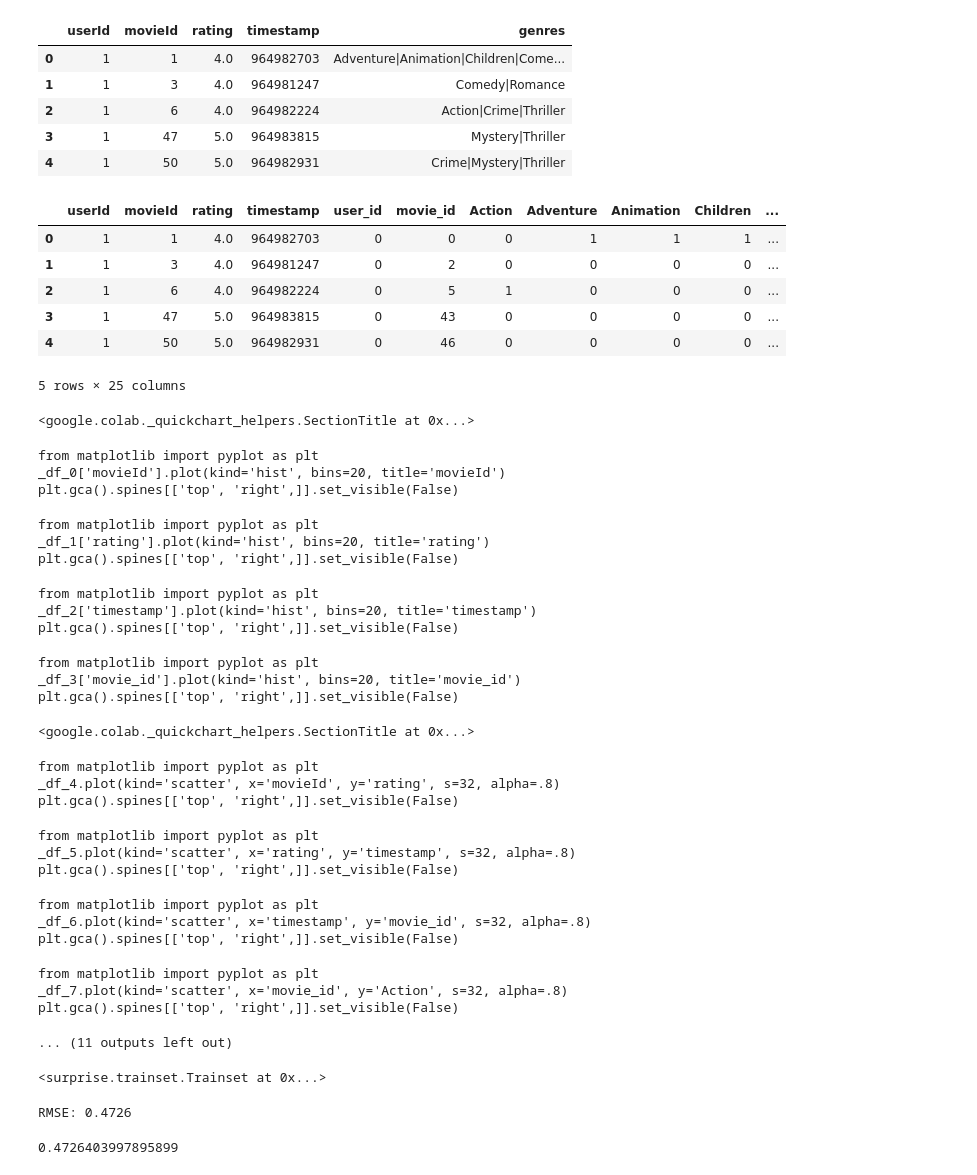
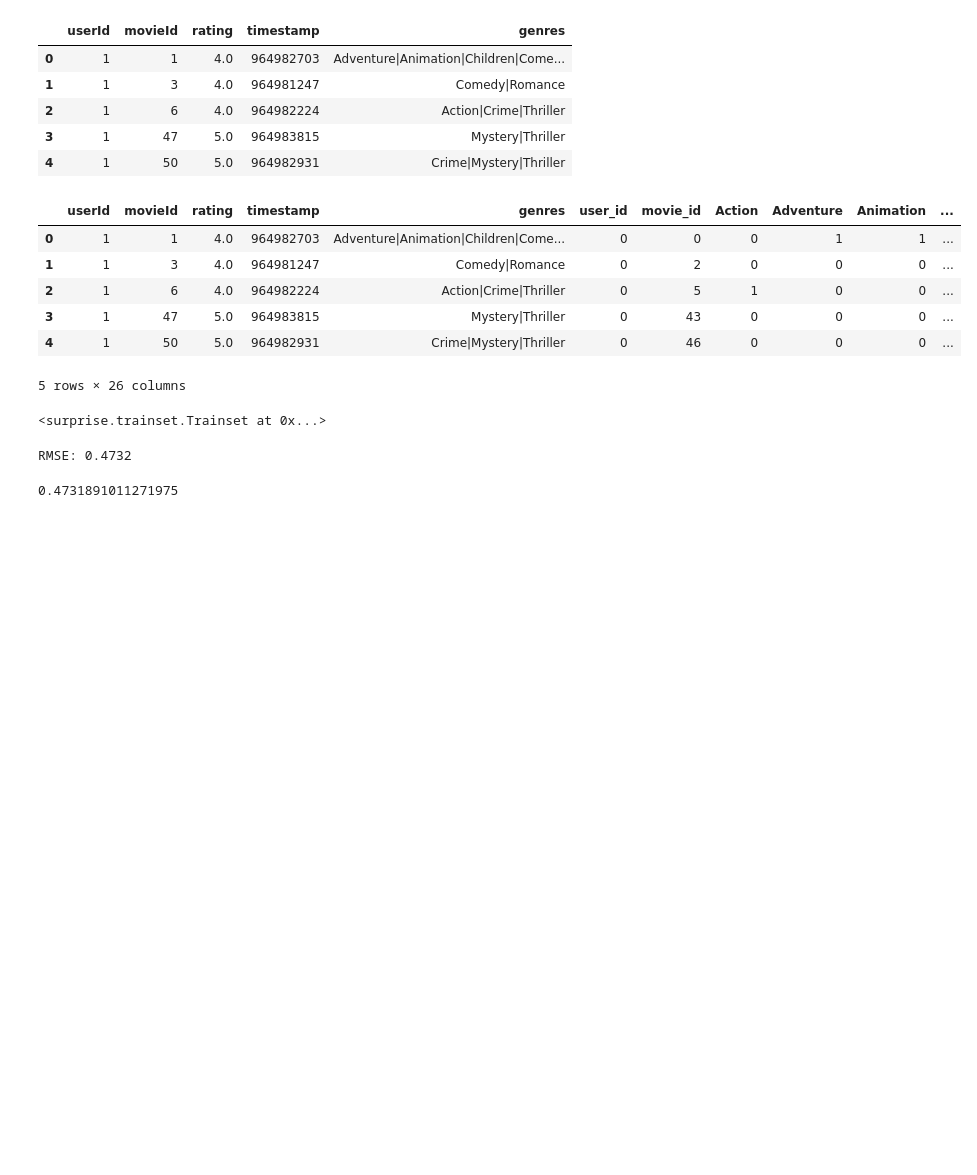
Before and after one commit to Erasmo96/RecSys, a Jupyter notebook: RecSys_with_Surprise.ipynb, the cells around one changed output. Saved outputs shown, nothing was run; the diff lists cells and outputs as text; code cells hidden in the pictures; blank space fills up the shorter version.

Commit message:
Creato con Colab

```diff
--- a/RecSys_with_Surprise.ipynb
+++ b/RecSys_with_Surprise.ipynb
@@ -55,53 +55,26 @@ df.head()
 # %%
 from sklearn.preprocessing import LabelEncoder, MultiLabelBinarizer
 
 user_encoder = LabelEncoder()
 movie_encoder = LabelEncoder()
 mlb = MultiLabelBinarizer()
 
 df['user_id'] = user_encoder.fit_transform(df['userId'])
 df['movie_id'] = movie_encoder.fit_transform(df['movieId'])
 
-df = df.join(pd.DataFrame(mlb.fit_transform(df.pop('genres').str.split('|')),
+df = df.join(pd.DataFrame(mlb.fit_transform(df.genres.str.split('|')),
                           columns=mlb.classes_,
                           index=df.index))
 df.drop(columns = "(no genres listed)", inplace=True)
 df.head()
 # %% [output]
-|  | userId | movieId | rating | timestamp | user_id | movie_id | Action | Adventure | Animation | Children | ... |
-| 0 | 1 | 1 | 4.0 | 964982703 | 0 | 0 | 0 | 1 | 1 | 1 | ... |
-| 1 | 1 | 3 | 4.0 | 964981247 | 0 | 2 | 0 | 0 | 0 | 0 | ... |
-| 2 | 1 | 6 | 4.0 | 964982224 | 0 | 5 | 1 | 0 | 0 | 0 | ... |
-| 3 | 1 | 47 | 5.0 | 964983815 | 0 | 43 | 0 | 0 | 0 | 0 | ... |
-| 4 | 1 | 50 | 5.0 | 964982931 | 0 | 46 | 0 | 0 | 0 | 0 | ... |
+|  | userId | movieId | rating | timestamp | genres | user_id | movie_id | Action | Adventure | Animation | ... |
+| 0 | 1 | 1 | 4.0 | 964982703 | Adventure|Animation|Children|Come... | 0 | 0 | 0 | 1 | 1 | ... |
+| 1 | 1 | 3 | 4.0 | 964981247 | Comedy|Romance | 0 | 2 | 0 | 0 | 0 | ... |
+| 2 | 1 | 6 | 4.0 | 964982224 | Action|Crime|Thriller | 0 | 5 | 1 | 0 | 0 | ... |
+| 3 | 1 | 47 | 5.0 | 964983815 | Mystery|Thriller | 0 | 43 | 0 | 0 | 0 | ... |
+| 4 | 1 | 50 | 5.0 | 964982931 | Crime|Mystery|Thriller | 0 | 46 | 0 | 0 | 0 | ... |
-5 rows × 25 columns
+5 rows × 26 columns
-<google.colab._quickchart_helpers.SectionTitle at 0x...>
-from matplotlib import pyplot as plt
-_df_0['movieId'].plot(kind='hist', bins=20, title='movieId')
-plt.gca().spines[['top', 'right',]].set_visible(False)
-from matplotlib import pyplot as plt
-_df_1['rating'].plot(kind='hist', bins=20, title='rating')
-plt.gca().spines[['top', 'right',]].set_visible(False)
-from matplotlib import pyplot as plt
-_df_2['timestamp'].plot(kind='hist', bins=20, title='timestamp')
-plt.gca().spines[['top', 'right',]].set_visible(False)
-from matplotlib import pyplot as plt
-_df_3['movie_id'].plot(kind='hist', bins=20, title='movie_id')
-plt.gca().spines[['top', 'right',]].set_visible(False)
-<google.colab._quickchart_helpers.SectionTitle at 0x...>
-from matplotlib import pyplot as plt
-_df_4.plot(kind='scatter', x='movieId', y='rating', s=32, alpha=.8)
-plt.gca().spines[['top', 'right',]].set_visible(False)
-from matplotlib import pyplot as plt
-_df_5.plot(kind='scatter', x='rating', y='timestamp', s=32, alpha=.8)
-plt.gca().spines[['top', 'right',]].set_visible(False)
-from matplotlib import pyplot as plt
-_df_6.plot(kind='scatter', x='timestamp', y='movie_id', s=32, alpha=.8)
-plt.gca().spines[['top', 'right',]].set_visible(False)
-from matplotlib import pyplot as plt
-_df_7.plot(kind='scatter', x='movie_id', y='Action', s=32, alpha=.8)
-plt.gca().spines[['top', 'right',]].set_visible(False)
-... (11 outputs left out)
 # %%
 from sklearn.model_selection import train_test_split
 train_df, test_df = train_test_split(df, test_size=0.2)
@@ -119,8 +92,8 @@ model_svd.fit(trainSet)
 pred_svd = model_svd.test(trainSet.build_anti_testset())
 accuracy.rmse(pred_svd)
 # %% [output]
-RMSE: 0.4726
+RMSE: 0.4732
-0.4726403997895899
+0.4731891011271975
 # %%
 def get_top_n_rec(user_id, n=5):
   user_movies = df[df['userId']==user_id]['movieId'].unique()
```
Also changed, not shown: parts of 3 cells of this notebook.
